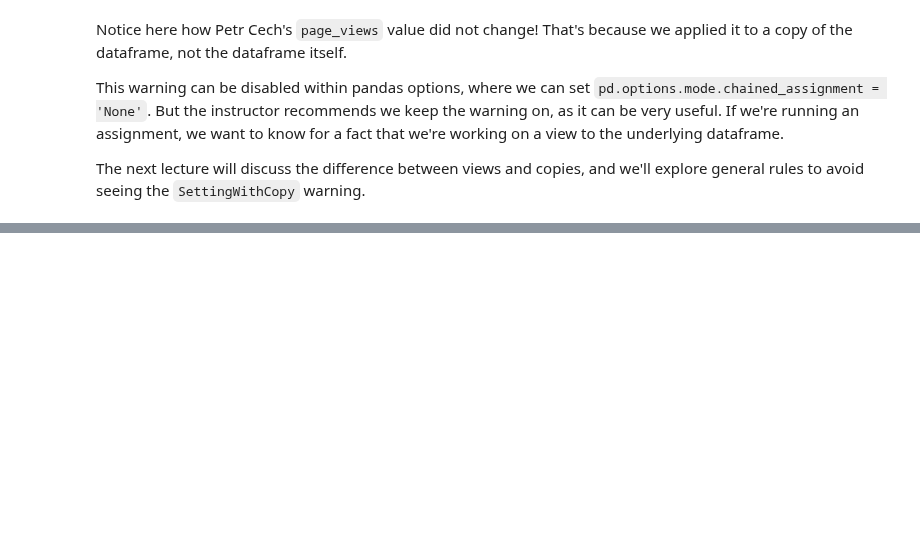
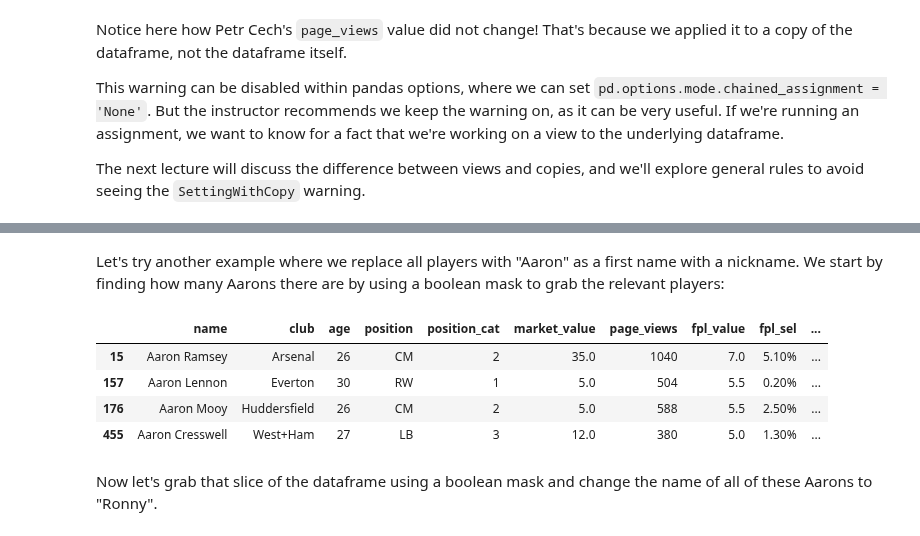
Before and after one commit to jgabunilas/pandas-bootcamp, a Jupyter notebook: Section5_DataFrames_in_Depth/Section5_DataFrames_in_Depth.ipynb, the cells around one changed output, grey strips where cells are left out. Cells and saved outputs as stored; diff of their text form; code cells hidden in the pictures; blank space fills up the shorter version.

```diff
--- a/Section5_DataFrames_in_Depth/Section5_DataFrames_in_Depth.ipynb
+++ b/Section5_DataFrames_in_Depth/Section5_DataFrames_in_Depth.ipynb
@@ -2869,0 +2900,12 @@ The next lecture will discuss the difference between views and copies, and we'll
+# %% [markdown]
+Let's try another example where we replace all players with "Aaron" as a first name with a nickname. We start by finding how many Aarons there are by using a boolean mask to grab the relevant players:
+# %%
+players.loc[players.name.str.startswith('Aaron')]
+# %% [output]
+|  | name | club | age | position | position_cat | market_value | page_views | fpl_value | fpl_sel | ... |
+| 15 | Aaron Ramsey | Arsenal | 26 | CM | 2 | 35.0 | 1040 | 7.0 | 5.10% | ... |
+| 157 | Aaron Lennon | Everton | 30 | RW | 1 | 5.0 | 504 | 5.5 | 0.20% | ... |
+| 176 | Aaron Mooy | Huddersfield | 26 | CM | 2 | 5.0 | 588 | 5.5 | 2.50% | ... |
+| 455 | Aaron Cresswell | West+Ham | 27 | LB | 3 | 12.0 | 380 | 5.0 | 1.30% | ... |
+# %% [markdown]
+Now let's grab that slice of the dataframe using a boolean mask and change the name of all of these Aarons to "Ronny".
```
Also changed, not shown: parts of 48 cells of this notebook, 2 other files.
